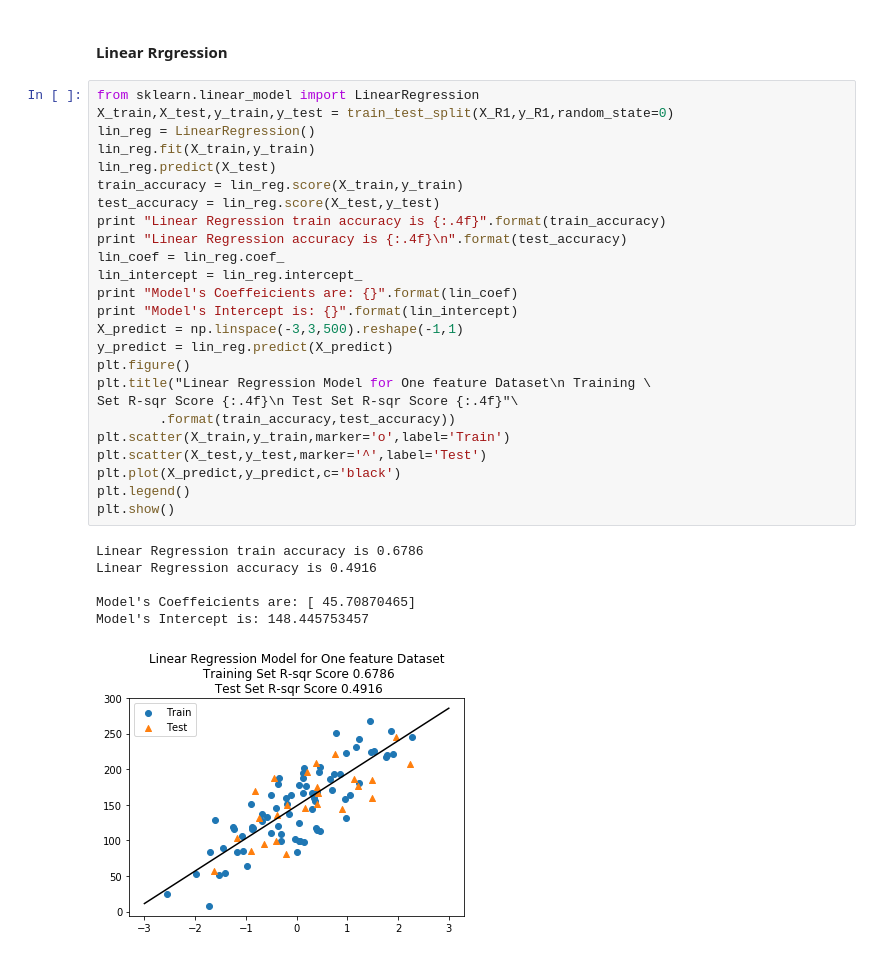
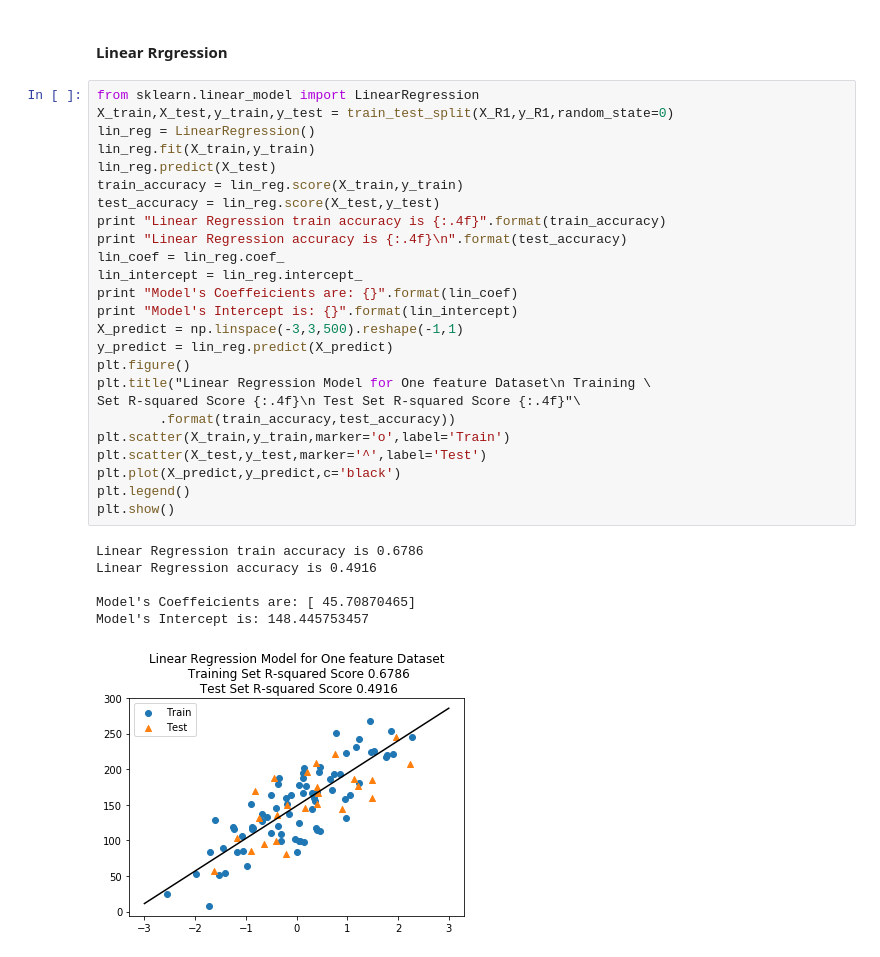
Before and after one commit to c-shekhar/AppliedML, a Jupyter notebook: Implementations/Module2.ipynb, the cells around one changed output. Drawn from its saved outputs; the diff is of its cells as text.

```diff
--- a/Implementations/Module2.ipynb
+++ b/Implementations/Module2.ipynb
@@ -82,32 +82,32 @@ when the data is sparse.
 # %%
 from sklearn.linear_model import LinearRegression
 X_train,X_test,y_train,y_test = train_test_split(X_R1,y_R1,random_state=0)
 lin_reg = LinearRegression()
 lin_reg.fit(X_train,y_train)
 lin_reg.predict(X_test)
 train_accuracy = lin_reg.score(X_train,y_train)
 test_accuracy = lin_reg.score(X_test,y_test)
 print "Linear Regression train accuracy is {:.4f}".format(train_accuracy)
 print "Linear Regression accuracy is {:.4f}\n".format(test_accuracy)
 lin_coef = lin_reg.coef_
 lin_intercept = lin_reg.intercept_
 print "Model's Coeffeicients are: {}".format(lin_coef)
 print "Model's Intercept is: {}".format(lin_intercept)
 X_predict = np.linspace(-3,3,500).reshape(-1,1)
 y_predict = lin_reg.predict(X_predict)
 plt.figure()
 plt.title("Linear Regression Model for One feature Dataset\n Training \
-Set R-sqr Score {:.4f}\n Test Set R-sqr Score {:.4f}"\
+Set R-squared Score {:.4f}\n Test Set R-squared Score {:.4f}"\
         .format(train_accuracy,test_accuracy))
 plt.scatter(X_train,y_train,marker='o',label='Train')
 plt.scatter(X_test,y_test,marker='^',label='Test')
 plt.plot(X_predict,y_predict,c='black')
 plt.legend()
 plt.show()
 # %% [output]
 Linear Regression train accuracy is 0.6786
 Linear Regression accuracy is 0.4916
 
 Model's Coeffeicients are: [ 45.70870465]
 Model's Intercept is: 148.445753457
-[figure, old version]
+[figure, new version]
```
Also changed, not shown: parts of 1 cell of this notebook.
